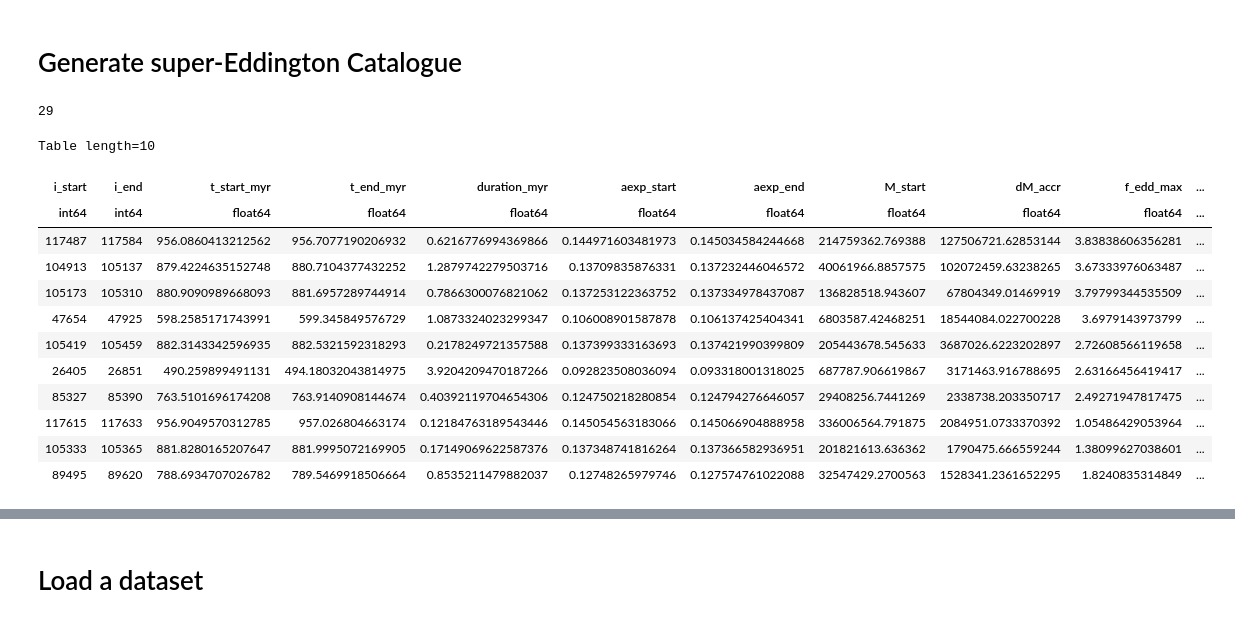
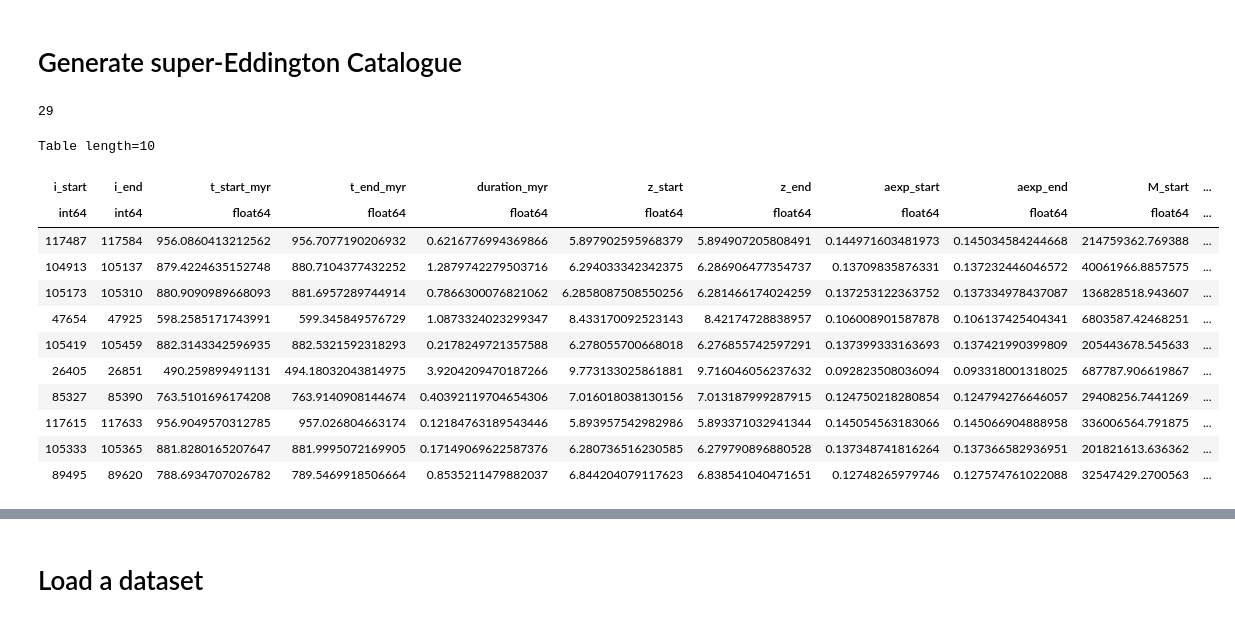
Before and after one commit to OrcaSKang/super-eddington, a Jupyter notebook: 2026_09_20_forSangwon.ipynb, the cells around one changed output, grey strips where cells are left out. Cells and saved outputs as stored; diff of their text form; code cells hidden in the pictures.

```diff
--- a/2026_09_20_forSangwon.ipynb
+++ b/2026_09_20_forSangwon.ipynb
@@ -187,25 +198,25 @@ except Exception as e:
 # %% [markdown]
 # Generate super-Eddington Catalogue
 # %%
-b = find_bursts(ts.data, gap_myr=0.1)
+b = find_bursts(ts.data, gap_myr=0.1, min_dur_myr=0.001)
 print(len(b))
 b.sort('dM_accr', reverse=True)
 b[:10]
 # %% [output]
 29
 Table length=10
-| i_start | i_end | t_start_myr | t_end_myr | duration_myr | aexp_start | aexp_end | M_start | dM_accr | f_edd_max | ... |
+| i_start | i_end | t_start_myr | t_end_myr | duration_myr | z_start | z_end | aexp_start | aexp_end | M_start | ... |
 | int64 | int64 | float64 | float64 | float64 | float64 | float64 | float64 | float64 | float64 | ... |
-| 117487 | 117584 | 956.0860413212562 | 956.7077190206932 | 0.6216776994369866 | 0.144971603481973 | 0.145034584244668 | 214759362.769388 | 127506721.62853144 | 3.83838606356281 | ... |
-| 104913 | 105137 | 879.4224635152748 | 880.7104377432252 | 1.2879742279503716 | 0.13709835876331 | 0.137232446046572 | 40061966.8857575 | 102072459.63238265 | 3.67333976063487 | ... |
-| 105173 | 105310 | 880.9090989668093 | 881.6957289744914 | 0.7866300076821062 | 0.137253122363752 | 0.137334978437087 | 136828518.943607 | 67804349.01469919 | 3.79799344535509 | ... |
-| 47654 | 47925 | 598.2585171743991 | 599.345849576729 | 1.0873324023299347 | 0.106008901587878 | 0.106137425404341 | 6803587.42468251 | 18544084.022700228 | 3.6979143973799 | ... |
-| 105419 | 105459 | 882.3143342596935 | 882.5321592318293 | 0.2178249721357588 | 0.137399333163693 | 0.137421990399809 | 205443678.545633 | 3687026.6223202897 | 2.72608566119658 | ... |
-| 26405 | 26851 | 490.259899491131 | 494.18032043814975 | 3.9204209470187266 | 0.092823508036094 | 0.093318001318025 | 687787.906619867 | 3171463.916788695 | 2.63166456419417 | ... |
-| 85327 | 85390 | 763.5101696174208 | 763.9140908144674 | 0.40392119704654306 | 0.124750218280854 | 0.124794276646057 | 29408256.7441269 | 2338738.203350717 | 2.49271947817475 | ... |
-| 117615 | 117633 | 956.9049570312785 | 957.026804663174 | 0.12184763189543446 | 0.145054563183066 | 0.145066904888958 | 336006564.791875 | 2084951.0733370392 | 1.05486429053964 | ... |
-| 105333 | 105365 | 881.8280165207647 | 881.9995072169905 | 0.17149069622587376 | 0.137348741816264 | 0.137366582936951 | 201821613.636362 | 1790475.666559244 | 1.38099627038601 | ... |
-| 89495 | 89620 | 788.6934707026782 | 789.5469918506664 | 0.8535211479882037 | 0.12748265979746 | 0.127574761022088 | 32547429.2700563 | 1528341.2361652295 | 1.8240835314849 | ... |
+| 117487 | 117584 | 956.0860413212562 | 956.7077190206932 | 0.6216776994369866 | 5.897902595968379 | 5.894907205808491 | 0.144971603481973 | 0.145034584244668 | 214759362.769388 | ... |
+| 104913 | 105137 | 879.4224635152748 | 880.7104377432252 | 1.2879742279503716 | 6.294033342342375 | 6.286906477354737 | 0.13709835876331 | 0.137232446046572 | 40061966.8857575 | ... |
+| 105173 | 105310 | 880.9090989668093 | 881.6957289744914 | 0.7866300076821062 | 6.2858087508550256 | 6.281466174024259 | 0.137253122363752 | 0.137334978437087 | 136828518.943607 | ... |
+| 47654 | 47925 | 598.2585171743991 | 599.345849576729 | 1.0873324023299347 | 8.433170092523143 | 8.42174728838957 | 0.106008901587878 | 0.106137425404341 | 6803587.42468251 | ... |
+| 105419 | 105459 | 882.3143342596935 | 882.5321592318293 | 0.2178249721357588 | 6.278055700668018 | 6.276855742597291 | 0.137399333163693 | 0.137421990399809 | 205443678.545633 | ... |
+| 26405 | 26851 | 490.259899491131 | 494.18032043814975 | 3.9204209470187266 | 9.773133025861881 | 9.716046056237632 | 0.092823508036094 | 0.093318001318025 | 687787.906619867 | ... |
+| 85327 | 85390 | 763.5101696174208 | 763.9140908144674 | 0.40392119704654306 | 7.016018038130156 | 7.013187999287915 | 0.124750218280854 | 0.124794276646057 | 29408256.7441269 | ... |
+| 117615 | 117633 | 956.9049570312785 | 957.026804663174 | 0.12184763189543446 | 5.893957542982986 | 5.893371032941344 | 0.145054563183066 | 0.145066904888958 | 336006564.791875 | ... |
+| 105333 | 105365 | 881.8280165207647 | 881.9995072169905 | 0.17149069622587376 | 6.280736516230585 | 6.279790896880528 | 0.137348741816264 | 0.137366582936951 | 201821613.636362 | ... |
+| 89495 | 89620 | 788.6934707026782 | 789.5469918506664 | 0.8535211479882037 | 6.844204079117623 | 6.838541040471651 | 0.12748265979746 | 0.127574761022088 | 32547429.2700563 | ... |
 # %%
 ratio = ts.data['dotMaccr'] / ts.data['dotMedd']
 m = ratio > 0
```
Also changed, not shown: parts of 19 cells of this notebook, 2 other files.
